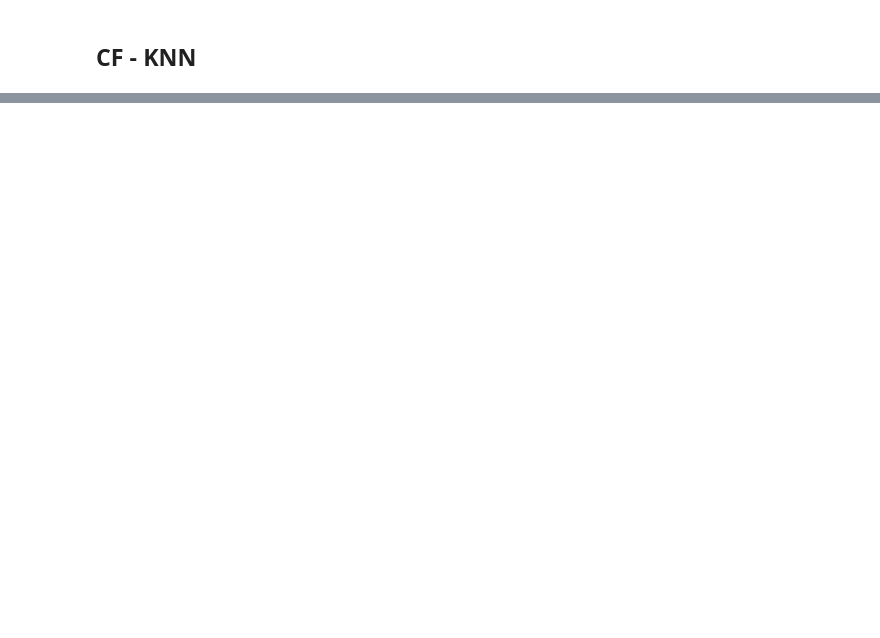
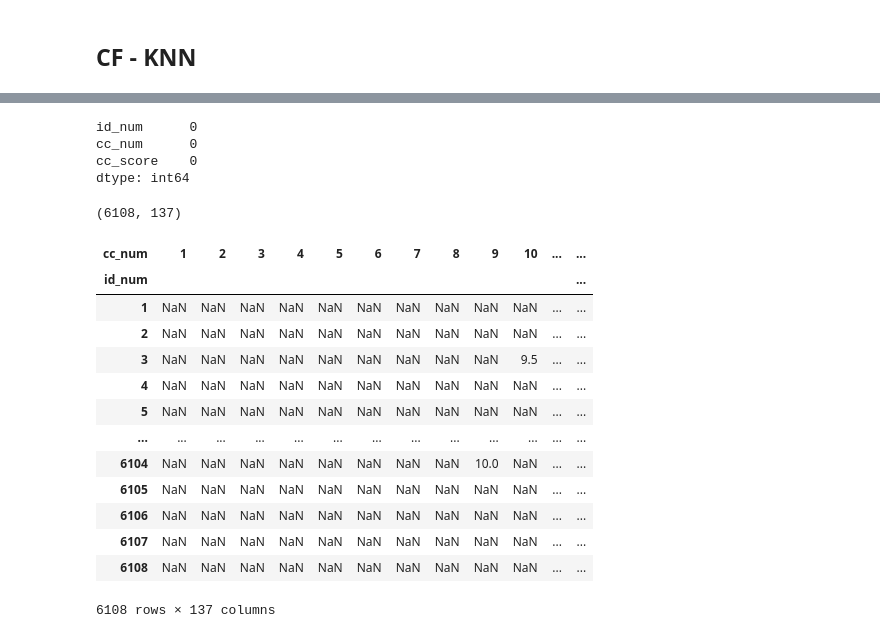
Before and after one commit to sparklabel/RecSys_GolfCC, a Jupyter notebook: ex.ipynb, the cells around one changed output, grey strips where cells are left out. Cells and saved outputs as stored; diff of their text form; code cells hidden in the pictures; blank space fills up the shorter version.

```diff
--- a/ex.ipynb
+++ b/ex.ipynb
@@ -357,5 +123,10 @@ data[(data.duplicated())]
 # %%
 # 전처리 끝난 최종 데이터 csv 추출
 # data.to_csv('./data/xgolf_contents_completed.csv')
+# %%
+path = './data/'
+data = pd.read_csv(os.path.join(path, 'xgolf_contents_completed.csv'), encoding='utf-8').drop(columns='Unnamed: 0')
+data_id = pd.read_csv(os.path.join(path, 'xgolf_user_completed.csv'), encoding='utf-8').drop(columns='Unnamed: 0')
+data_cc = pd.read_csv(os.path.join(path, 'xgolf_cc_completed.csv'), encoding='utf-8').drop(columns='Unnamed: 0')
 # %% [markdown]
 ## CF - KNN
@@ -490,0 +133,4 @@ item_prediction_result_df
+# %%
+# 우선 필요한 데이터만 발췌
+ratings_cc_df = data[['id_num', 'cc_num', 'cc_score']]
+ratings_cc_df
@@ -490,0 +151,30 @@ item_prediction_result_df
+# %%
+# null 체크
+ratings_cc_df.isnull().sum()
+# %% [output]
+id_num      0
+cc_num      0
+cc_score    0
+dtype: int64
+# %%
+# pivot_table 메소드를 사용해서 행렬 변환
+r_matrix = ratings_cc_df.pivot_table('cc_score', index='id_num', columns='cc_num')
+
+print(r_matrix.shape)
+r_matrix
+# %% [output]
+(6108, 137)
+| cc_num | 1 | 2 | 3 | 4 | 5 | 6 | 7 | 8 | 9 | 10 | ... | ... |
+| id_num |  |  |  |  |  |  |  |  |  |  |  | ... |
+| 1 | NaN | NaN | NaN | NaN | NaN | NaN | NaN | NaN | NaN | NaN | ... | ... |
+| 2 | NaN | NaN | NaN | NaN | NaN | NaN | NaN | NaN | NaN | NaN | ... | ... |
+| 3 | NaN | NaN | NaN | NaN | NaN | NaN | NaN | NaN | NaN | 9.5 | ... | ... |
+| 4 | NaN | NaN | NaN | NaN | NaN | NaN | NaN | NaN | NaN | NaN | ... | ... |
+| 5 | NaN | NaN | NaN | NaN | NaN | NaN | NaN | NaN | NaN | NaN | ... | ... |
+| ... | ... | ... | ... | ... | ... | ... | ... | ... | ... | ... | ... | ... |
+| 6104 | NaN | NaN | NaN | NaN | NaN | NaN | NaN | NaN | 10.0 | NaN | ... | ... |
+| 6105 | NaN | NaN | NaN | NaN | NaN | NaN | NaN | NaN | NaN | NaN | ... | ... |
+| 6106 | NaN | NaN | NaN | NaN | NaN | NaN | NaN | NaN | NaN | NaN | ... | ... |
+| 6107 | NaN | NaN | NaN | NaN | NaN | NaN | NaN | NaN | NaN | NaN | ... | ... |
+| 6108 | NaN | NaN | NaN | NaN | NaN | NaN | NaN | NaN | NaN | NaN | ... | ... |
+6108 rows × 137 columns
```
Also changed, not shown: parts of 68 cells of this notebook.
